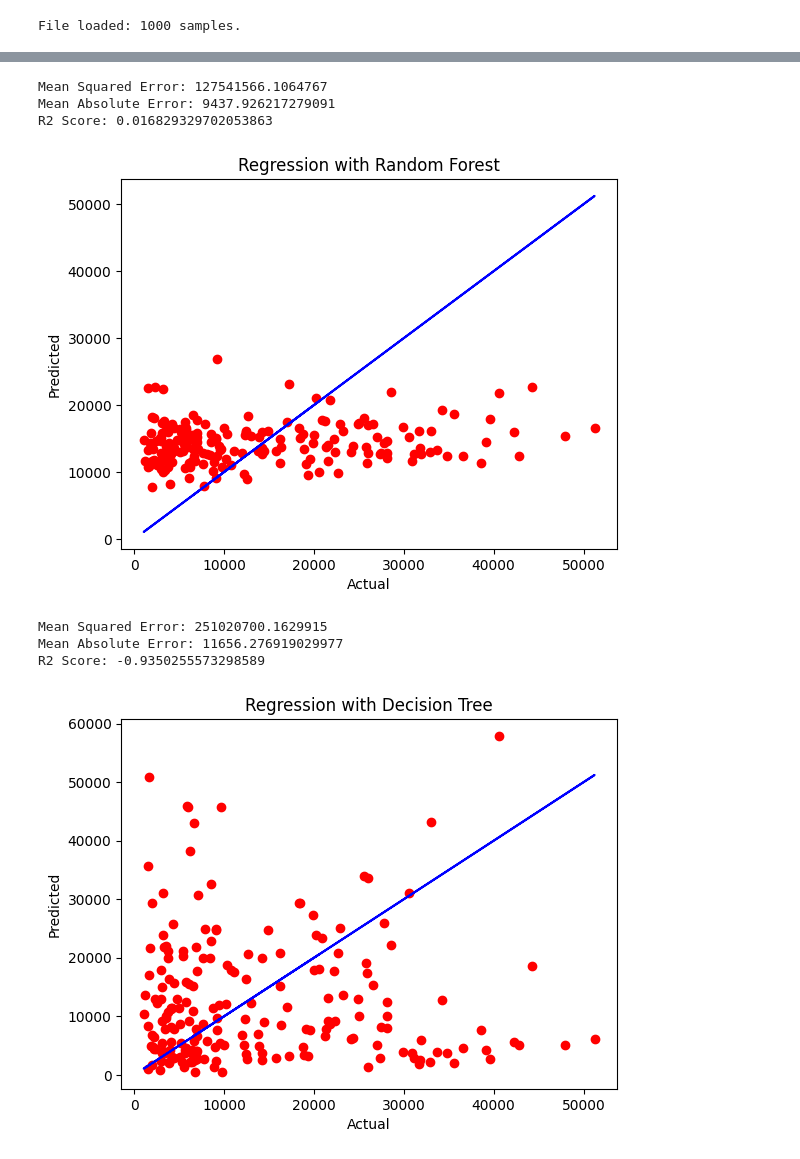
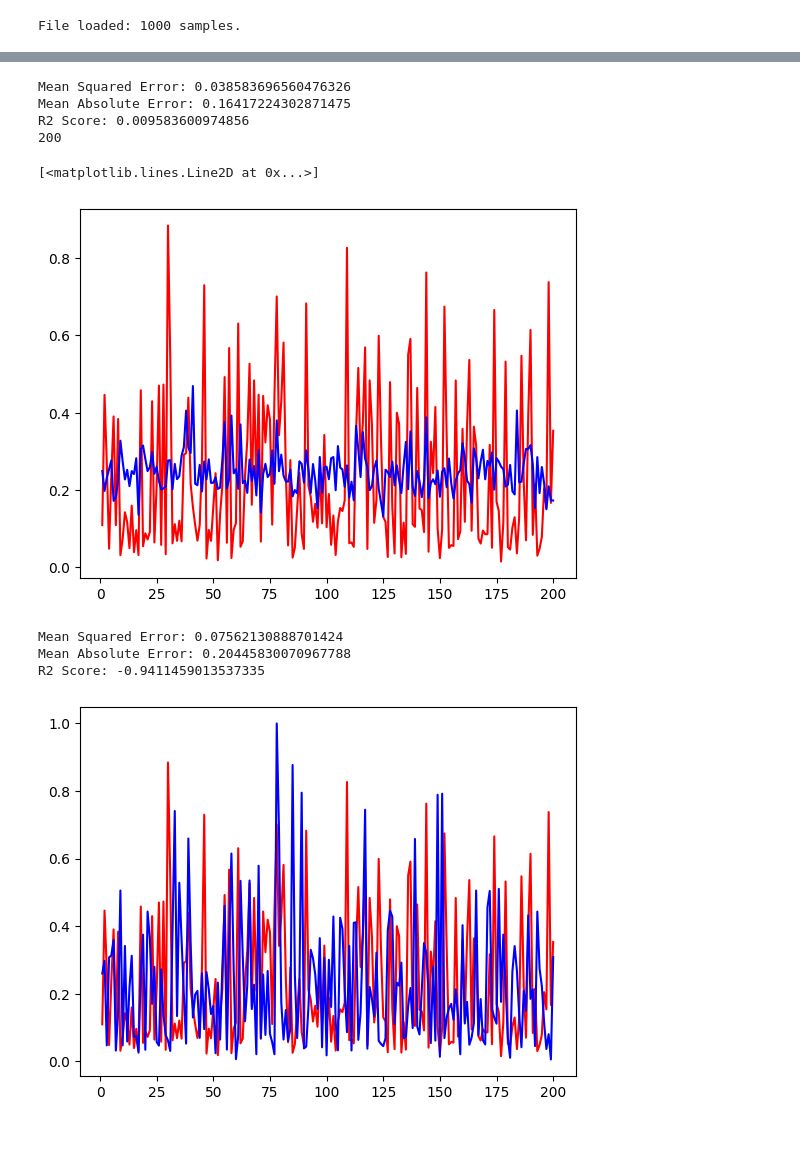
Before and after one commit to Frklin/ML-hw1, a Jupyter notebook: Regression.ipynb, the cells around one changed output, grey strips where cells are left out. Saved outputs shown, nothing was run; the diff lists cells and outputs as text; code cells hidden in the pictures.

```diff
--- a/Regression.ipynb
+++ b/Regression.ipynb
@@ -17,7 +17,9 @@ dataset = pd.read_csv("train_set.tsv", sep='\t', header=0)
 X = dataset.iloc[:,:-2]
 y = dataset.iloc[:,-1]
 
-dataset = (dataset - dataset.min())/(dataset.max() - dataset.min())
+#normalizing the dataset with min-max normalization
+X = (X - X.min())/(X.max() - X.min())
+y = (y - y.min())/(y.max() - y.min())
 
 print('File loaded: %d samples.' %(len(dataset)))
 # %% [output]
@@ -32,3 +34,20 @@ from sklearn.metrics import r2_score
 
 #splitting the dataset into the training set and test set
 X_train, X_test, y_train, y_test = train_test_split(X, y, test_size = 0.2, random_state = 0)
+
+#fitting the regression model to the dataset
+regressor = SVR(kernel = 'poly', gamma=0.3, degree=2, C=0.3)
+regressor.fit(X_train, y_train)
+
+#predicting the test set results
+y_pred = regressor.predict(X_test)
+
+#evaluating the model performance
+print('Mean Squared Error:', mean_squared_error(y_test, y_pred))
+print('Mean Absolute Error:', mean_absolute_error(y_test, y_pred))
+print('R2 Score:', r2_score(y_test, y_pred))
+
+#visualizing the results
+
+plt.plot(np.arange(1,len(y_test)+1), y_test, color='red')
+plt.plot(np.arange(1,len(y_test)+1), y_pred, color='blue')
@@ -48,44 +73,47 @@ print('Mean Squared Error:', mean_squared_error(y_test, y_pred))
 print('Mean Absolute Error:', mean_absolute_error(y_test, y_pred))
 print('R2 Score:', r2_score(y_test, y_pred))
 
+print(len(y_test))
 #plotting the results
-plt.scatter(y_test, y_pred, color='red')
-plt.plot(y_test, y_test, color='blue')
-plt.title('Regression with Random Forest')
-plt.xlabel('Actual')
-plt.ylabel('Predicted')
-plt.show()
+plt.plot(np.arange(1,len(y_test)+1), y_test, color='red')
+plt.plot(np.arange(1,len(y_test)+1), y_pred, color='blue')
+#plotting the results
+# plt.scatter(y_test, y_pred, color='red')
+# plt.plot(y_test, y_test, color='blue')
+# plt.title('Regression with Random Forest')
+# plt.xlabel('Actual')
+# plt.ylabel('Predicted')
+# plt.show()
 # %% [output]
-Mean Squared Error: 127541566.1064767
-Mean Absolute Error: 9437.926217279091
-R2 Score: 0.016829329702053863
+Mean Squared Error: 0.038583696560476326
+Mean Absolute Error: 0.16417224302871475
+R2 Score: 0.009583600974856
+200
+[<matplotlib.lines.Line2D at 0x...>]
-[figure, old version]
+[figure, new version]
 # %%
 #regression with Decision Tree
 from sklearn.tree import DecisionTreeRegressor
 
 #training the model
 regressor = DecisionTreeRegressor(random_state=0)
 regressor.fit(X_train, y_train)
 
 #predicting the test set results
 y_pred = regressor.predict(X_test)
 
 #evaluating the model performance
 print('Mean Squared Error:', mean_squared_error(y_test, y_pred))
 print('Mean Absolute Error:', mean_absolute_error(y_test, y_pred))
 print('R2 Score:', r2_score(y_test, y_pred))
 
 #plotting the results
-plt.scatter(y_test, y_pred, color='red')
-plt.plot(y_test, y_test, color='blue')
-plt.title('Regression with Decision Tree')
-plt.xlabel('Actual')
-plt.ylabel('Predicted')
+plt.plot(np.arange(1,len(y_test)+1), y_test, color='red')
+plt.plot(np.arange(1,len(y_test)+1), y_pred, color='blue')
 plt.show()
 # %% [output]
-Mean Squared Error: 251020700.1629915
-Mean Absolute Error: 11656.276919029977
-R2 Score: -0.9350255573298589
+Mean Squared Error: 0.07562130888701424
+Mean Absolute Error: 0.20445830070967788
+R2 Score: -0.9411459013537335
-[figure, old version]
+[figure, new version]
 # %%
```
Also changed, not shown: parts of 2 cells of this notebook.
